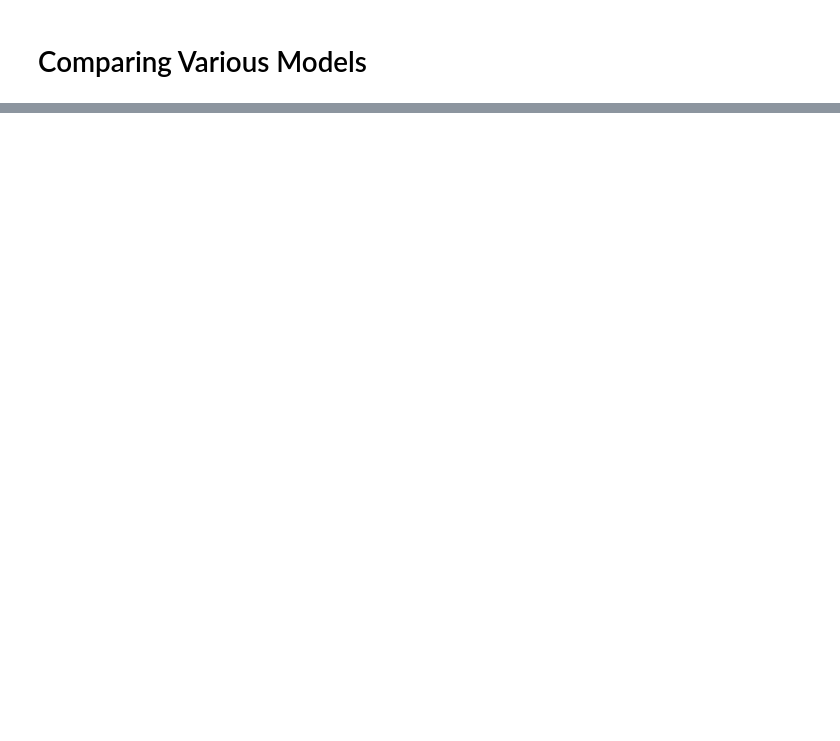
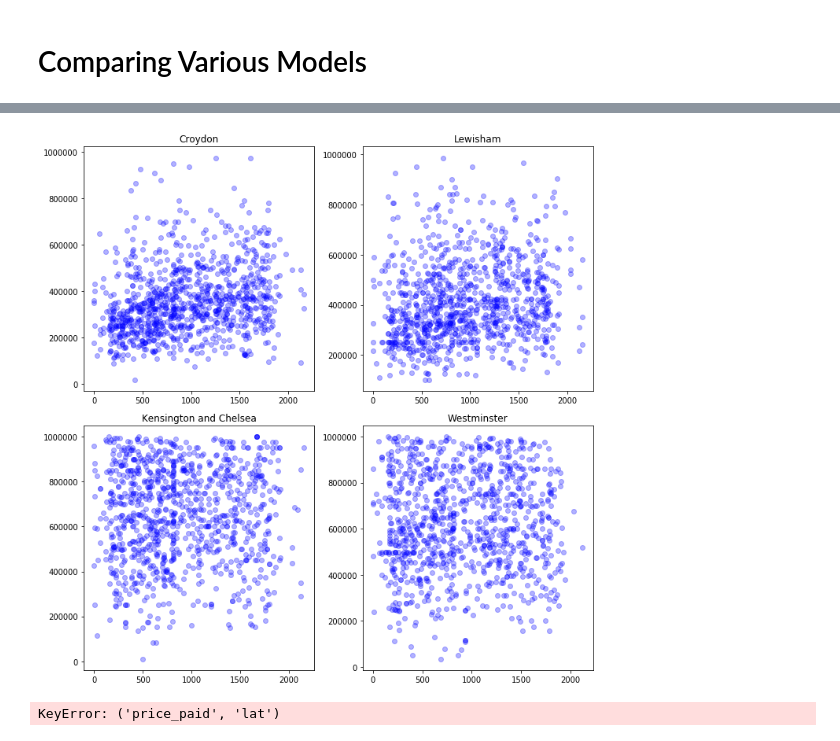
Before and after one commit to davidmaceachern/QAC020X303, a Jupyter notebook: notebooks/test_harness.ipynb, the cells around one changed output, grey strips where cells are left out. Cells and saved outputs as stored; diff of their text form; code cells hidden in the pictures; blank space fills up the shorter version.

```diff
--- a/notebooks/test_harness.ipynb
+++ b/notebooks/test_harness.ipynb
@@ -311,0 +371,50 @@ RFR: 0.652582, mae: 69387.080637, mse: 9170741647.881842, rmse: 95763.989306
+# %%
+fig, axs = plotty.subplots(2, 2, figsize=(10, 10))
+df = croydon_prep
+d = df.sample(1000, random_state=1)
+axs[0, 0].scatter(d['days_since'], d['price_paid'], color='blue', alpha=0.3)
+axs[0, 0].title.set_text('Croydon')
+df = lewisham_prep
+d = df.sample(1000, random_state=1)
+axs[0, 1].scatter(d['days_since'], d['price_paid'], color='blue', alpha=0.3)
+axs[0, 1].title.set_text('Lewisham')
+df = kensington_chelsea_prep
+d = df.sample(1000, random_state=1)
+axs[1, 0].scatter(d['days_since'], d['price_paid'], color='blue', alpha=0.3)
+axs[1, 0].title.set_text('Kensington and Chelsea')
+df = westminster_prep
+d = df.sample(1000, random_state=1)
+axs[1, 1].scatter(d['days_since'], d['price_paid'], color='blue', alpha=0.3)
+axs[1, 1].title.set_text('Westminster')
+fig.tight_layout()
+plotty.show()
+# %% [output]
+[figure, added]
+# %%
+df = croydon_averages[croydon_averages['property_type'] == 'T']
+# _2014 = df['2014']
+# _2015 = df['2015']
+# _2016 = df['2015']
+# _2017 = df['2016']
+# _2018 = df['2017']
+# _2019 = df['2018']
+# _2019 = df['2019']
+
+# _2014 = _2014.groupby('month').price_paid.agg(['mean']).reset_index()
+# _2015 = _2015.groupby('month').price_paid.agg(['mean']).reset_index()
+# _2016 = _2016.groupby('month').price_paid.agg(['mean']).reset_index()
+# _2017 = _2017.groupby('month').price_paid.agg(['mean']).reset_index()
+# _2018 = _2018.groupby('month').price_paid.agg(['mean']).reset_index()
+# _2019 = _2019.groupby('month').price_paid.agg(['mean']).reset_index()
+
+# plotty.plot(_2014["month"], _2014['mean'], color='red', alpha=0.1, label="2014")
+# plotty.plot(_2015["month"], _2015['mean'], color='purple', alpha=0.3, label="2015")
+# plotty.plot(_2016["month"], _2016['mean'], color='green', alpha=0.5, label="2016")
+# plotty.plot(_2017["month"], _2017['mean'], color='yellow', alpha=0.7, label="2017")
+# plotty.plot(_2018["month"], _2018['mean'], color='pink', alpha=0.9, label="2018")
+# plotty.plot(_2019["month"], _2019['mean'], color='blue', alpha=1.1, label="2019")
+# # Place a legend to the right of this smaller subplot.
+# plotty.legend(bbox_to_anchor=(1.05, 1), loc=2, borderaxespad=0.)
+# plotty.show()
+# %% [output]
+KeyError: ('price_paid', 'lat')
```
Also changed, not shown: parts of 11 cells of this notebook, 20 other files.
